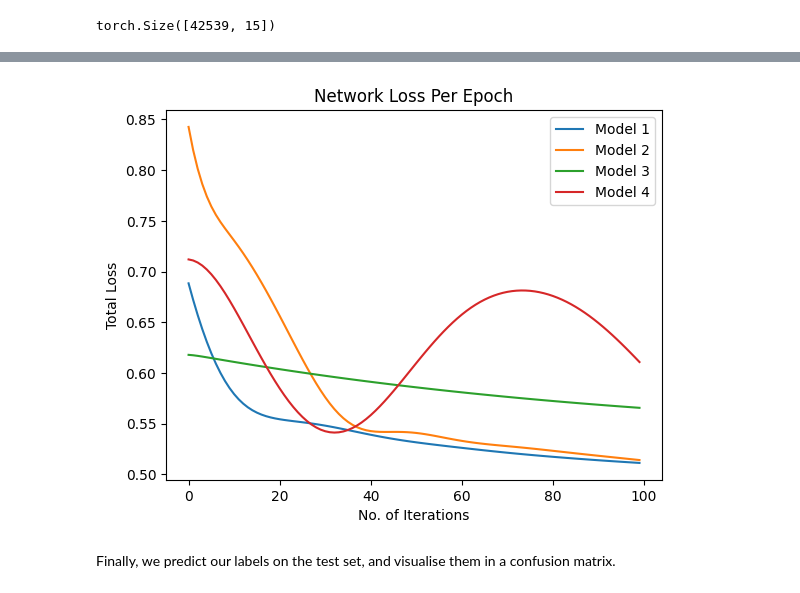
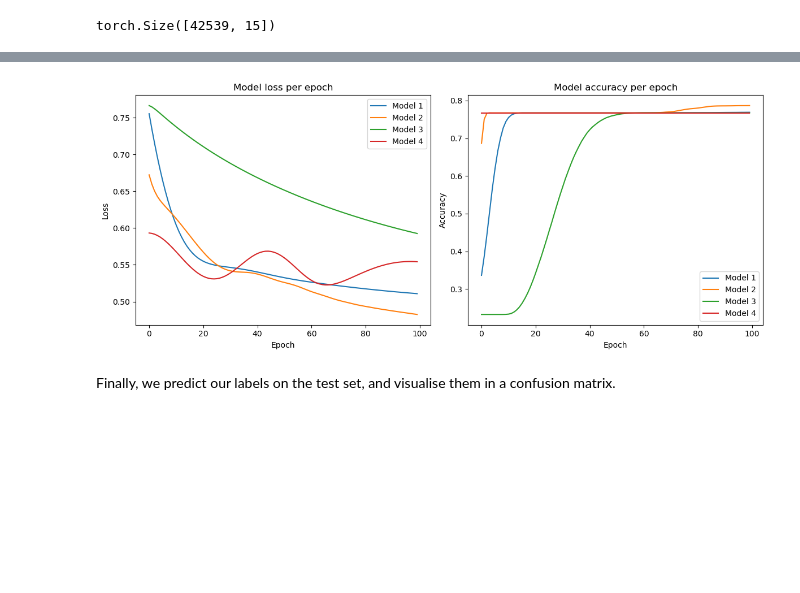
Before and after one commit to Aidan-Mulholland/Advanced-AI, a Jupyter notebook: main.ipynb, the cells around one changed output, grey strips where cells are left out. Saved outputs shown, nothing was run; the diff lists cells and outputs as text; code cells hidden in the pictures; blank space fills up the shorter version.

Commit message:
feature: finished migrating to more extendable implementation. Future work will be adjusting model choices based on literature and other tutorials

```diff
--- a/main.ipynb
+++ b/main.ipynb
@@ -363,16 +370,25 @@ Done training Model 4
-# %%
-# Create subplots
-fig, axes = plt.subplots(2, 2, figsize=(12, 5))
-
-for network in networks:
-    plt.plot(network.losses, label=network.name)
-
-plt.title("Network Loss Per Epoch")
-plt.xlabel("No. of Iterations")
-plt.ylabel("Total Loss")
-plt.legend()
-plt.show()
-# %% [output]
-[figure, removed]
+# %%
+# Create subplots
+fig, axes = plt.subplots(1, 2, figsize=(12, 5))
+
+# Plot loss and accuracy curves
+for network in networks:
+    axes[0].plot(network.losses, label=network.name)
+    axes[1].plot(network.accuracies, label=network.name)
+
+axes[0].set_title("Model loss per epoch")
+axes[0].set_xlabel("Epoch")
+axes[0].set_ylabel("Loss")
+axes[0].legend()
+
+axes[1].set_title("Model accuracy per epoch")
+axes[1].set_xlabel("Epoch")
+axes[1].set_ylabel("Accuracy")
+axes[1].legend()
+
+plt.tight_layout()
+plt.show()
+# %% [output]
+[figure, added]
 # %% [markdown]
 Finally, we predict our labels on the test set, and visualise them in a confusion matrix.
```
Also changed, not shown: parts of 11 cells of this notebook.
